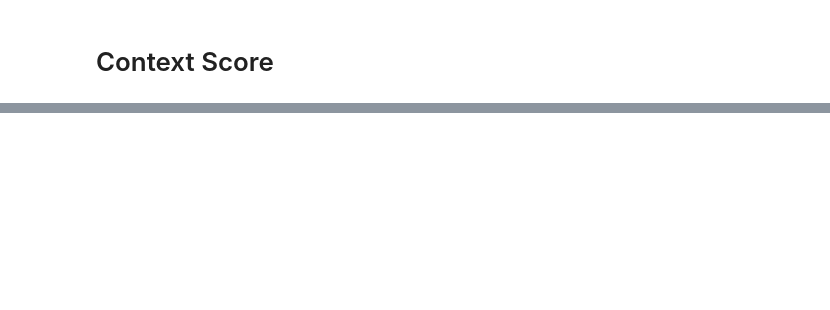
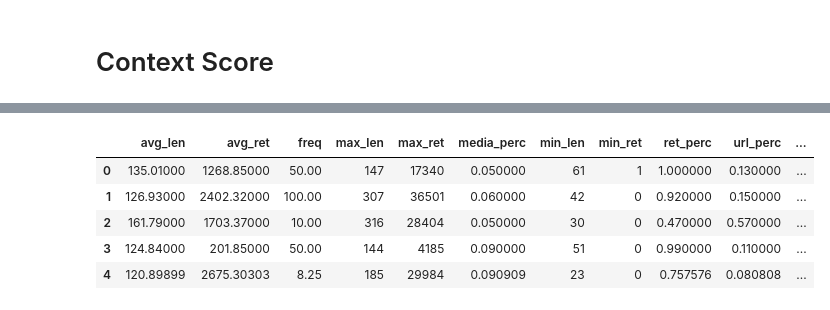
Before and after one commit to dippi8/SocialBotIdentification, a Jupyter notebook: Code/classification/03-tweet_features.ipynb, the cells around one changed output, grey strips where cells are left out. Cells and saved outputs as stored; diff of their text form; code cells hidden in the pictures; blank space fills up the shorter version.

```diff
--- a/Code/classification/03-tweet_features.ipynb
+++ b/Code/classification/03-tweet_features.ipynb
@@ -282,0 +438,9 @@ AttributeError: 'float' object has no attribute 'split'
+# %%
+desc.head()
+# %% [output]
+|  | avg_len | avg_ret | freq | max_len | max_ret | media_perc | min_len | min_ret | ret_perc | url_perc | ... |
+| 0 | 135.01000 | 1268.85000 | 50.00 | 147 | 17340 | 0.050000 | 61 | 1 | 1.000000 | 0.130000 | ... |
+| 1 | 126.93000 | 2402.32000 | 100.00 | 307 | 36501 | 0.060000 | 42 | 0 | 0.920000 | 0.150000 | ... |
+| 2 | 161.79000 | 1703.37000 | 10.00 | 316 | 28404 | 0.050000 | 30 | 0 | 0.470000 | 0.570000 | ... |
+| 3 | 124.84000 | 201.85000 | 50.00 | 144 | 4185 | 0.090000 | 51 | 0 | 0.990000 | 0.110000 | ... |
+| 4 | 120.89899 | 2675.30303 | 8.25 | 185 | 29984 | 0.090909 | 23 | 0 | 0.757576 | 0.080808 | ... |
```
Also changed, not shown: parts of 51 cells of this notebook, 6 other files.
